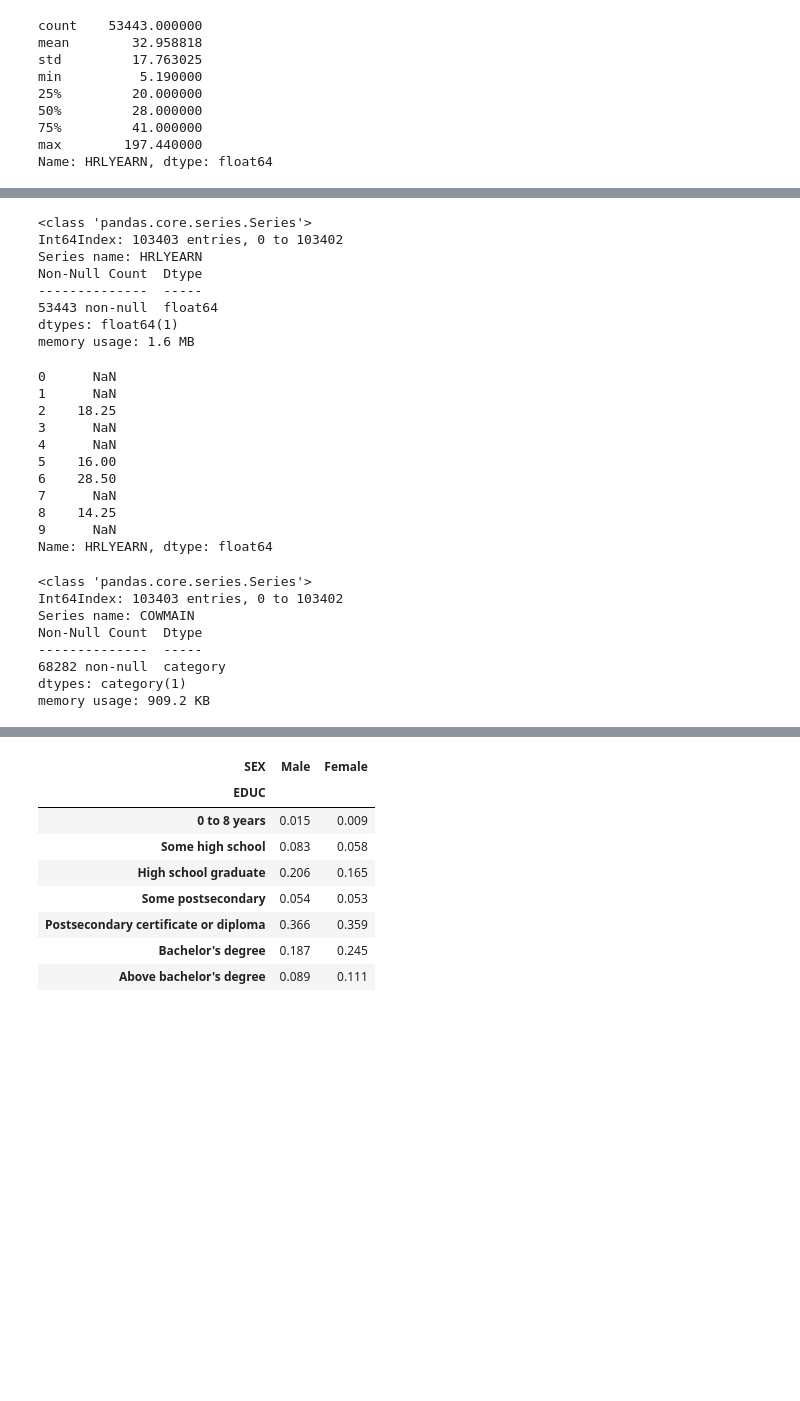
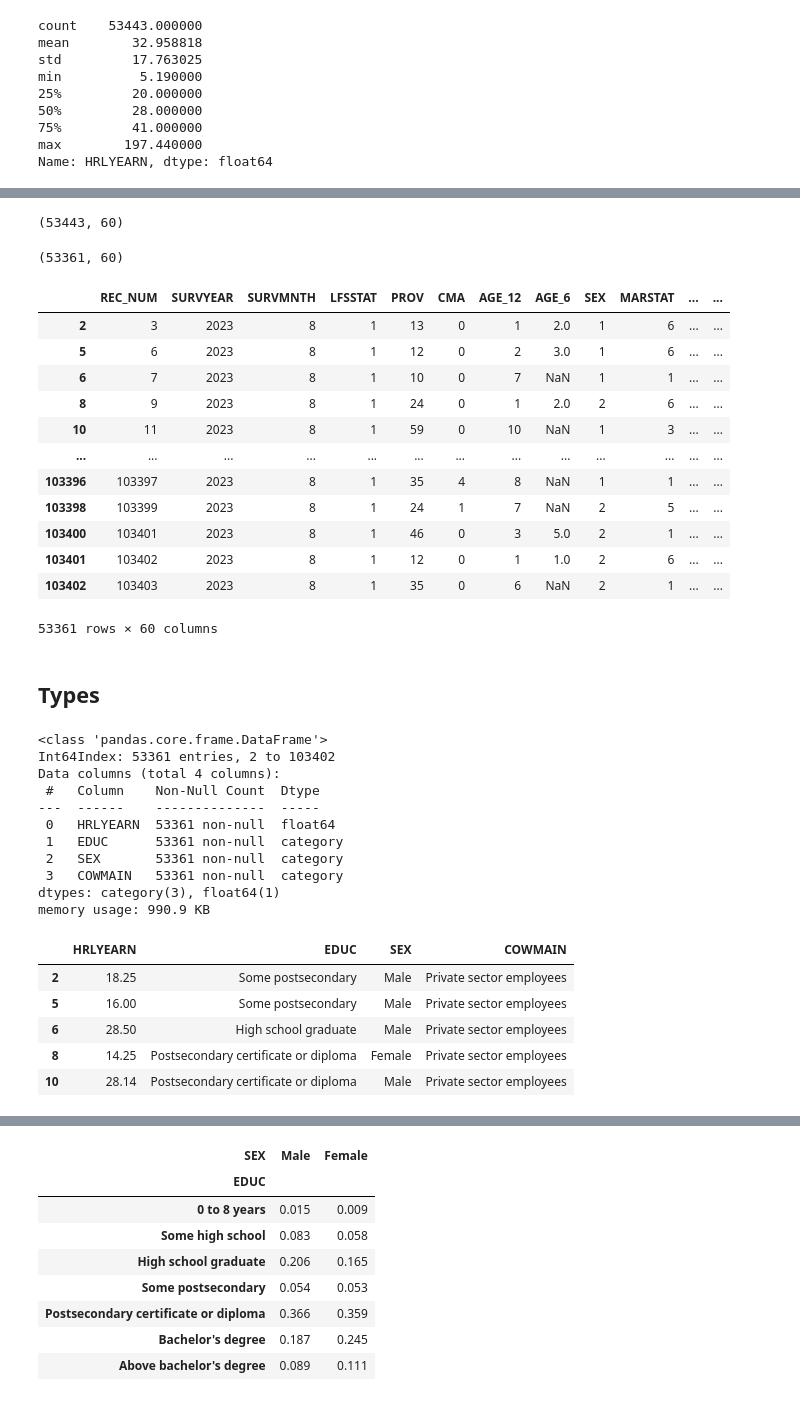
Before and after one commit to havaledar/ECON3740, a Jupyter notebook: W24_ECON3740_Lab_6.ipynb, the cells around one changed output, grey strips where cells are left out. Saved outputs shown, nothing was run; the diff lists cells and outputs as text; code cells hidden in the pictures; blank space fills up the shorter version.

```diff
--- a/W24_ECON3740_Lab_6.ipynb
+++ b/W24_ECON3740_Lab_6.ipynb
@@ -269 +227,5 @@ https://odesi.ca/en/details?id=/odesi/doi__10-5683_SP3_VTKODV.xml
+# %%
+LFS.shape
+# %% [output]
+(53443, 60)
 # %%
@@ -279,36 +235,47 @@ LFS = LFS[
+# %%
+LFS.shape
+# %% [output]
+(53361, 60)
+# %%
+LFS_values = pd.read_stata('lfs.dta', convert_categoricals=False)
+# %%
+LFS_values[(LFS_values['HRLYEARN'] > 0) & (LFS_values['COWMAIN'] <= 2)]
+# %% [output]
+|  | REC_NUM | SURVYEAR | SURVMNTH | LFSSTAT | PROV | CMA | AGE_12 | AGE_6 | SEX | MARSTAT | ... | ... |
+| 2 | 3 | 2023 | 8 | 1 | 13 | 0 | 1 | 2.0 | 1 | 6 | ... | ... |
+| 5 | 6 | 2023 | 8 | 1 | 12 | 0 | 2 | 3.0 | 1 | 6 | ... | ... |
+| 6 | 7 | 2023 | 8 | 1 | 10 | 0 | 7 | NaN | 1 | 1 | ... | ... |
+| 8 | 9 | 2023 | 8 | 1 | 24 | 0 | 1 | 2.0 | 2 | 6 | ... | ... |
+| 10 | 11 | 2023 | 8 | 1 | 59 | 0 | 10 | NaN | 1 | 3 | ... | ... |
+| ... | ... | ... | ... | ... | ... | ... | ... | ... | ... | ... | ... | ... |
+| 103396 | 103397 | 2023 | 8 | 1 | 35 | 4 | 8 | NaN | 1 | 1 | ... | ... |
+| 103398 | 103399 | 2023 | 8 | 1 | 24 | 1 | 7 | NaN | 2 | 5 | ... | ... |
+| 103400 | 103401 | 2023 | 8 | 1 | 46 | 0 | 3 | 5.0 | 2 | 1 | ... | ... |
+| 103401 | 103402 | 2023 | 8 | 1 | 12 | 0 | 1 | 1.0 | 2 | 6 | ... | ... |
+| 103402 | 103403 | 2023 | 8 | 1 | 35 | 0 | 6 | NaN | 2 | 1 | ... | ... |
+53361 rows × 60 columns
+# %% [markdown]
+## Types
 # %%
-LFS['HRLYEARN'].info()
+LFS[['HRLYEARN', 'EDUC', 'SEX', 'COWMAIN']].info()
 # %% [output]
-<class 'pandas.core.series.Series'>
-Int64Index: 103403 entries, 0 to 103402
-Series name: HRLYEARN
-Non-Null Count  Dtype
---------------  -----
-53443 non-null  float64
-dtypes: float64(1)
-memory usage: 1.6 MB
+<class 'pandas.core.frame.DataFrame'>
+Int64Index: 53361 entries, 2 to 103402
+Data columns (total 4 columns):
+ #   Column    Non-Null Count  Dtype
+---  ------    --------------  -----
+ 0   HRLYEARN  53361 non-null  float64
+ 1   EDUC      53361 non-null  category
+ 2   SEX       53361 non-null  category
+ 3   COWMAIN   53361 non-null  category
+dtypes: category(3), float64(1)
+memory usage: 990.9 KB
 # %%
-LFS['HRLYEARN'].head(10)
+LFS[['HRLYEARN', 'EDUC', 'SEX', 'COWMAIN']].head()
 # %% [output]
-0      NaN
-1      NaN
-2    18.25
-3      NaN
-4      NaN
-5    16.00
-6    28.50
-7      NaN
-8    14.25
-9      NaN
-Name: HRLYEARN, dtype: float64
+|  | HRLYEARN | EDUC | SEX | COWMAIN |
+| 2 | 18.25 | Some postsecondary | Male | Private sector employees |
+| 5 | 16.00 | Some postsecondary | Male | Private sector employees |
+| 6 | 28.50 | High school graduate | Male | Private sector employees |
+| 8 | 14.25 | Postsecondary certificate or diploma | Female | Private sector employees |
+| 10 | 28.14 | Postsecondary certificate or diploma | Male | Private sector employees |
-# %%
-LFS['COWMAIN'].info()
-# %% [output]
-<class 'pandas.core.series.Series'>
-Int64Index: 103403 entries, 0 to 103402
-Series name: COWMAIN
-Non-Null Count  Dtype
---------------  -----
-68282 non-null  category
-dtypes: category(1)
-memory usage: 909.2 KB
```
Also changed, not shown: parts of 41 cells of this notebook.
